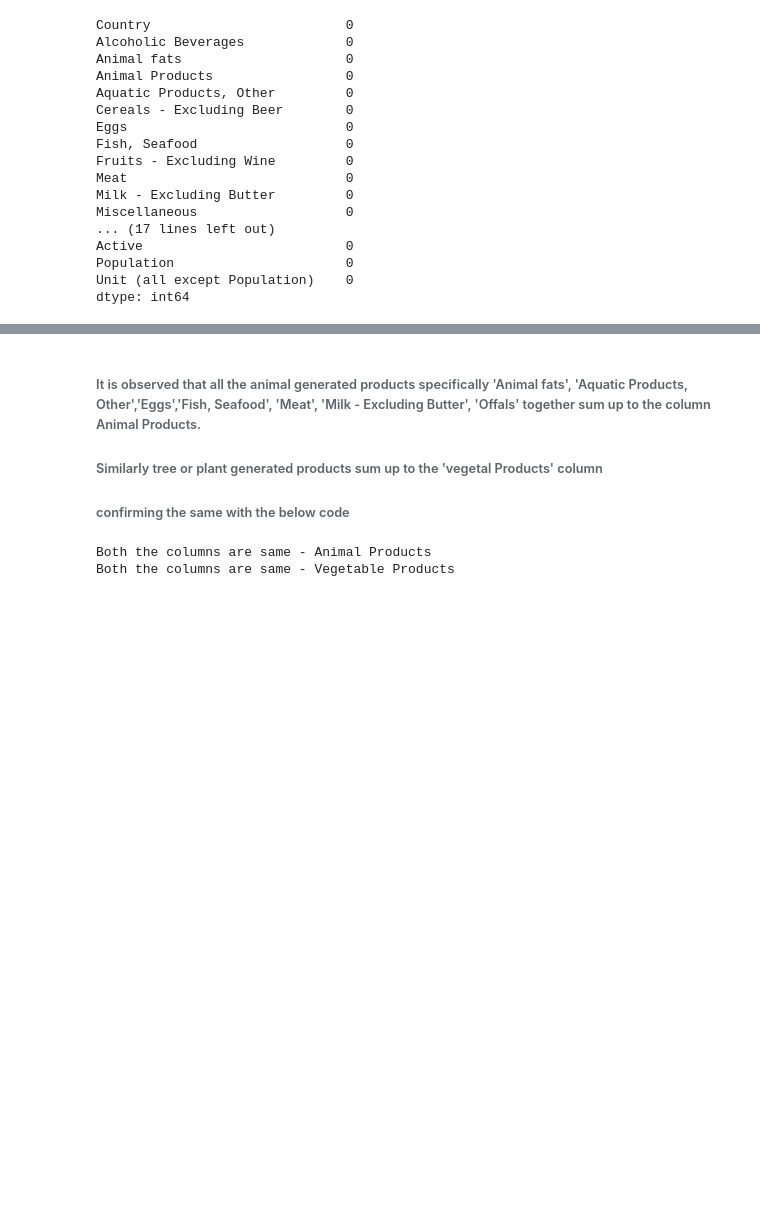
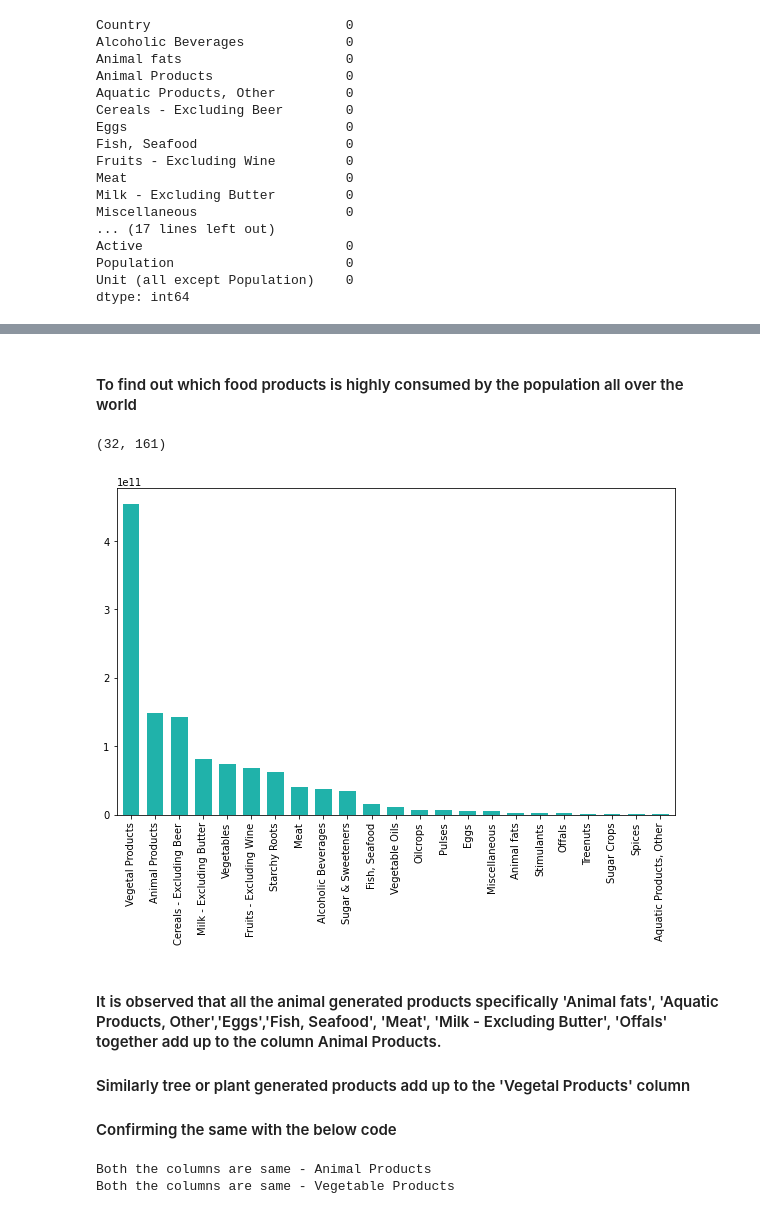
Before and after one commit to MahalavanyaSriram/COVID-19_Prediction, a Jupyter notebook: Prediction_COVID_Fatality_Rates.ipynb, the cells around one changed output, grey strips where cells are left out. Saved outputs shown, nothing was run; the diff lists cells and outputs as text; code cells hidden in the pictures; blank space fills up the shorter version.

```diff
--- a/Prediction_COVID_Fatality_Rates.ipynb
+++ b/Prediction_COVID_Fatality_Rates.ipynb
@@ -167,10 +158,28 @@ covid_food_data.tail()
 | 158 | Yemen | 0.0364 | 0.0446 | 5.7874 | 0.0000 | ... |
 | 159 | Zambia | 5.7360 | 0.0829 | 6.0197 | 0.0000 | ... |
 | 160 | Zimbabwe | 4.0552 | 0.0755 | 8.1489 | 0.0000 | ... |
+# %% [markdown]
+#### To find out which food products is highly consumed by the population all over the world
+# %%
+# taking the transpose of the dataset
+covid_food_data_transpose = covid_food_data.transpose()
+print(covid_food_data_transpose.shape)
+# %% [output]
+(32, 161)
+# %%
+# extracting the sum of population of all the countries
+population = covid_food_data_transpose[30:31].sum(axis = 1)
+# extracting the sum of all products
+food_products_percentage = covid_food_data_transpose[1:24].sum(axis =1, skipna = True)
+# caluculating the actual values of the products
+food_products_population = (food_products_percentage * population.values)/100
+barplot = food_products_population.sort_values(ascending=False).plot(kind='bar',width = 0.7, figsize=(10, 6), color = 'lightseagreen')
+# %% [output]
+[figure, added]
 # %% [markdown]
-###### It is observed that all the animal generated products specifically 'Animal fats', 'Aquatic Products, Other','Eggs','Fish, Seafood', 'Meat', 'Milk - Excluding Butter', 'Offals' together sum up to the column Animal Products.
-###### Similarly tree or plant generated products sum up to the 'vegetal Products' column
-###### confirming the same with the below code
+#### It is observed that all the animal generated products specifically 'Animal fats', 'Aquatic Products, Other','Eggs','Fish, Seafood', 'Meat', 'Milk - Excluding Butter', 'Offals' together add up to the column Animal Products.
+#### Similarly tree or plant generated products add up to the 'Vegetal Products' column
+#### Confirming the same with the below code
 # %%
 # Step1 : summing all the columns and storing them in a new column 'Summing Animal related Products'
 covid_food_data['Summing Animal related Products'] = covid_food_data['Animal fats'] + covid_food_data['Aquatic Products, Other'] + covid_food_data['Eggs'] + covid_food_data['Fish, Seafood'] + covid_food_data['Meat'] + covid_food_data['Milk - Excluding Butter'] + covid_food_data['Offals']
```
Also changed, not shown: parts of 65 cells of this notebook, 4 other files.
